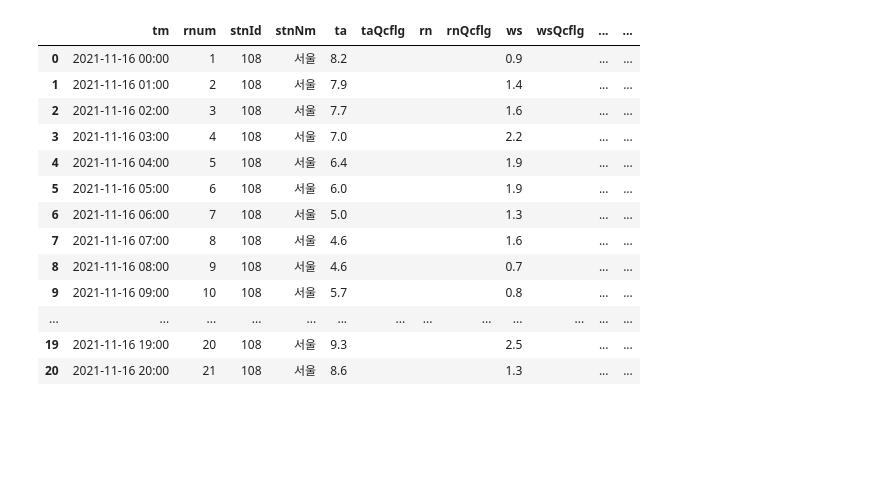
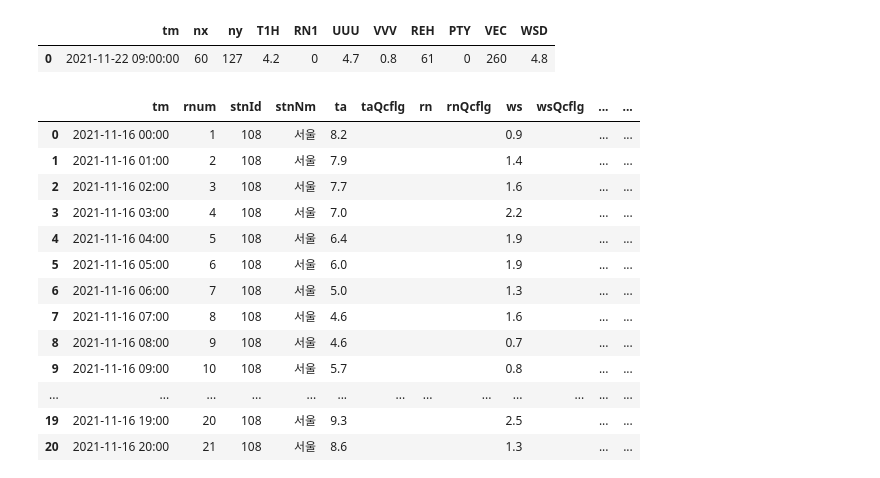
Before and after one commit to Kwan-Gu/KMA_API, a Jupyter notebook: 테스트_API_기상청.ipynb, the cells around one changed output. Cells and saved outputs as stored; diff of their text form; code cells hidden in the pictures; blank space fills up the shorter version.

```diff
--- a/테스트_API_기상청.ipynb
+++ b/테스트_API_기상청.ipynb
@@ -1,5 +1,10 @@
 # %%
 from kma_api_pkg import kma_api
+# %%
+kma_api.UltraSrtNcst('20211122', '0900', '60', '127').run()
+# %% [output]
+|  | tm | nx | ny | T1H | RN1 | UUU | VVV | REH | PTY | VEC | WSD |
+| 0 | 2021-11-22 09:00:00 | 60 | 127 | 4.2 | 0 | 4.7 | 0.8 | 61 | 0 | 260 | 4.8 |
 # %%
 kma_api.ASOS(startDt = '20211116', startHh = '00', endDt = '20211116', endHh = '23', stnIds = '108').run()
 # %% [output]
```
Also changed, not shown: 1 other file.
